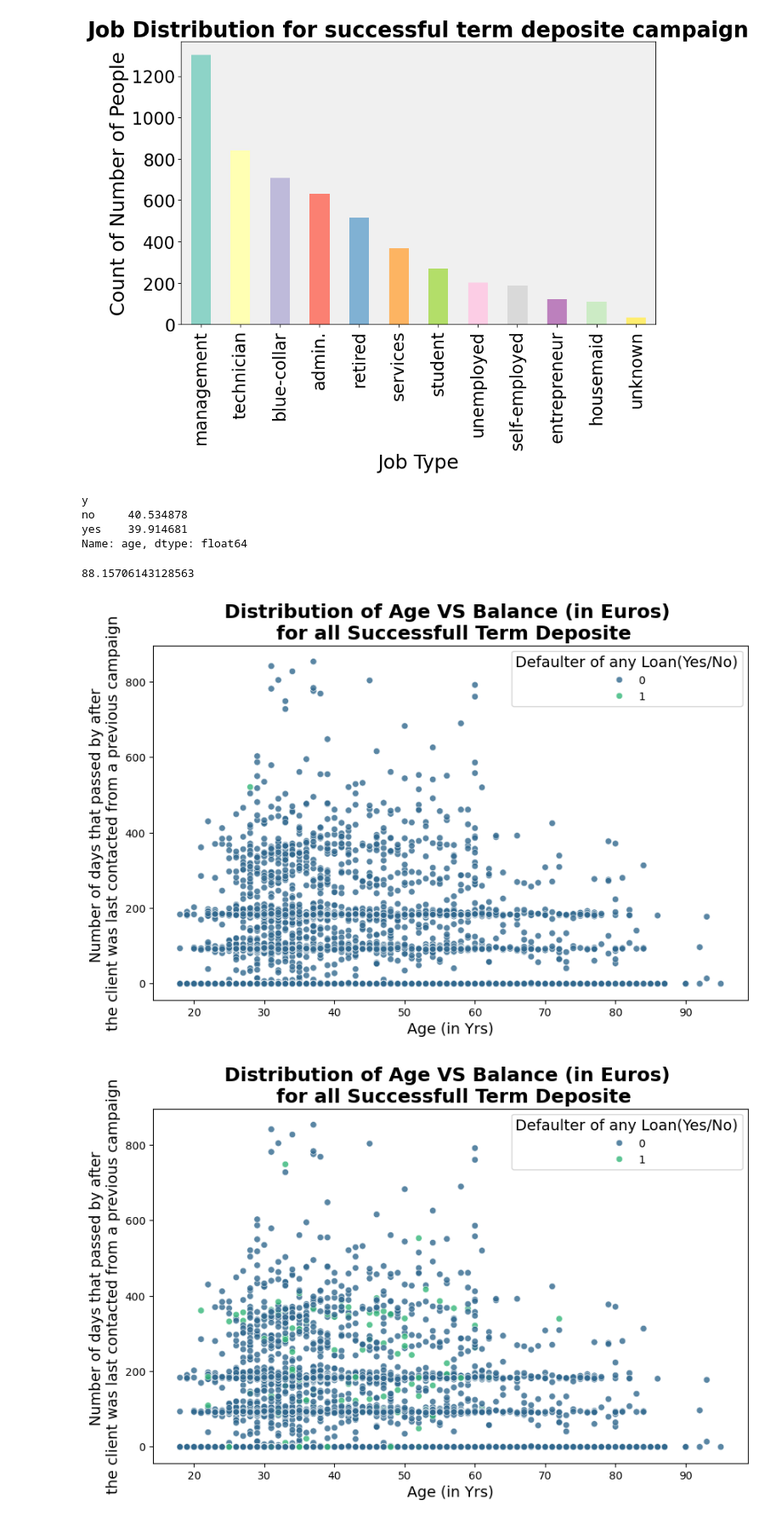
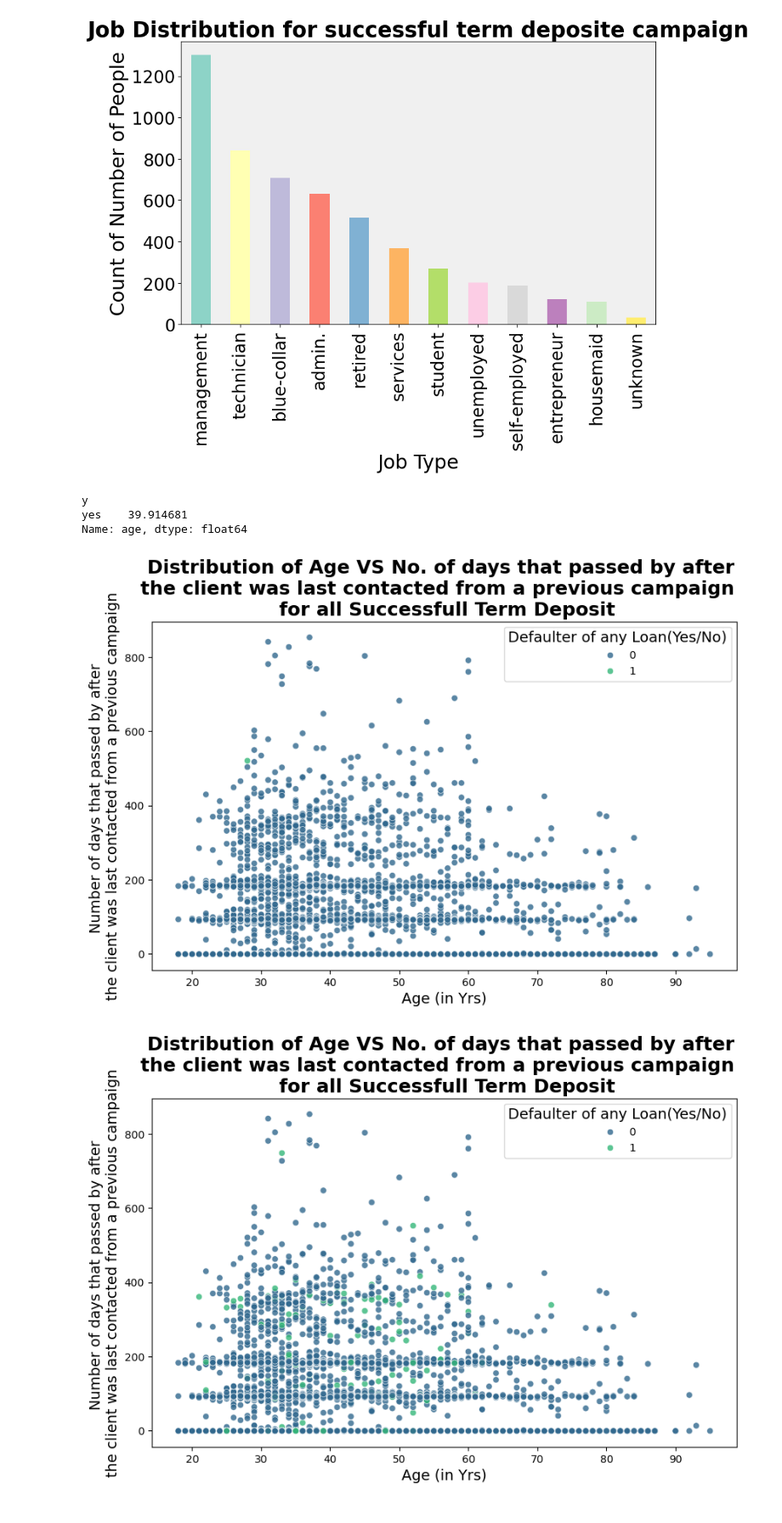
Before and after one commit to Foxtrot123-png/Applied-Data-Science-1--Clustering-and-Fitting-, a Jupyter notebook: Clustering_and_fitting.ipynb, the cells around one changed output. Shown at 85% size. Saved outputs shown, nothing was run; the diff lists cells and outputs as text; code cells hidden in the pictures.

```diff
--- a/Clustering_and_fitting.ipynb
+++ b/Clustering_and_fitting.ipynb
@@ -213,5 +272,5 @@ data
 # %%
-#Fuction Definations:
+
 
 #Histogram Function:
 
@@ -293,7 +352,7 @@ def plot_scatterplot(xaxis , yaxis , xlabel , ylabel , hue , palette , alpha , l
     - fontsize (int, optional) : Fontsize of the legend (Default is 14)
 
     Returns:
-    - None: The function will display a Box Plot
+    - None: The function will display a Scatter Plot
     """
     fig, ax = plt.subplots(figsize = (10, 6))
     ax.set_facecolor('white')
@@ -308,33 +367,21 @@ def plot_scatterplot(xaxis , yaxis , xlabel , ylabel , hue , palette , alpha , l
 
     plt.show()
 
+#Heat MAP
+def heatmap(dataset):
+    """
+    Creates a Heat Map for the given Data
 
-# Function to calculate silhouette score for a given number of clusters
-def one_silhouette(n, xy):
-    """
-    Calculates the silhouette score for n clusters.
-    """
-    kmeans = KMeans(n_clusters=n, n_init=20, random_state=42)  # Random state for reproducibility
-    kmeans.fit(xy)
+    Parameters:
+    - Dataset : The dataset name
 
-
-    labels = kmeans.labels_
-    score = silhouette_score(xy, labels)
-    return score
-
-#Function to plot Elbow Method
-def plot_elbow_method(min_k, max_k, wcss, best_n):
-    """
-    Plots the elbow method between min_k and max_k
+    Returns:
+    - None: The function will display a Heat Map
     """
     fig, ax = plt.subplots(dpi=144)
-    ax.plot(range(min_k, max_k + 1), wcss, 'kx-')
-    ax.scatter(best_n, wcss[best_n-min_k], marker='o', color='red', facecolors='none', s=50)
-    ax.set_xlabel('k')
-    ax.set_xlim(min_k, max_k)
-    ax.set_ylabel('WCSS')
+    mask = np.triu(dataset.corr())
+    sns.heatmap(dataset.corr(), ax=ax, vmin=-1, vmax=1, cmap='RdBu', mask=mask)
     plt.show()
-    return
 # %%
 
 
@@ -349,23 +396,17 @@ plot_barplot(data[data['y']=='yes'] , 'job' , 'Job Distribution for successful t
 # %%
 data = data[data['y']=='yes']
 # %%
-data[data['job']=='management'].groupby('y')['age'].mean()
+data_1=data[data['job']=='management']
+data_1.groupby('y')['age'].mean()
 # %% [output]
 y
-no     40.534878
 yes    39.914681
 Name: age, dtype: float64
-# %%
-self=data[data['job']=='self-employed'].groupby('y')['job'].count()
-per_no=self.values[:1]/(self.values[:1]+self.values[:2])
-per_no[1]*100
-# %% [output]
-88.15706143128563
 # %%
-plot_scatterplot('age' , 'pdays' , 'Age (in Yrs)' , 'Number of days that passed by after \nthe client was last contacted from a previous campaign' , 'default' , 'viridis' , 0.8 , 'Defaulter of any Loan(Yes/No)' , 'upper right' , 'Distribution of Age VS Balance (in Euros) \n for all Successfull Term Deposite' , fontsize = 10)
+plot_scatterplot('age' , 'pdays' , 'Age (in Yrs)' , 'Number of days that passed by after \nthe client was last contacted from a previous campaign' , 'default' , 'viridis' , 0.8 , 'Defaulter of any Loan(Yes/No)' , 'upper right' , 'Distribution of Age VS No. of days that passed by after \nthe client was last contacted from a previous campaign  \n for all Successfull Term Deposit' , fontsize = 10)
 # %% [output]
-[figure, old version]
+[figure, new version]
 # %%
-plot_scatterplot('age' , 'pdays' , 'Age (in Yrs)' , 'Number of days that passed by after \nthe client was last contacted from a previous campaign' , 'loan' , 'viridis' , 0.8 , 'Defaulter of any Loan(Yes/No)' , 'upper right' , 'Distribution of Age VS Balance (in Euros) \n for all Successfull Term Deposite' , fontsize = 10)
+plot_scatterplot('age' , 'pdays' , 'Age (in Yrs)' , 'Number of days that passed by after \nthe client was last contacted from a previous campaign' , 'loan' , 'viridis' , 0.8 , 'Defaulter of any Loan(Yes/No)' , 'upper right' , 'Distribution of Age VS No. of days that passed by after \nthe client was last contacted from a previous campaign  \n for all Successfull Term Deposit' , fontsize = 10)
 # %% [output]
-[figure, old version]
+[figure, new version]
```
Also changed, not shown: parts of 32 cells of this notebook, 1 other file.
